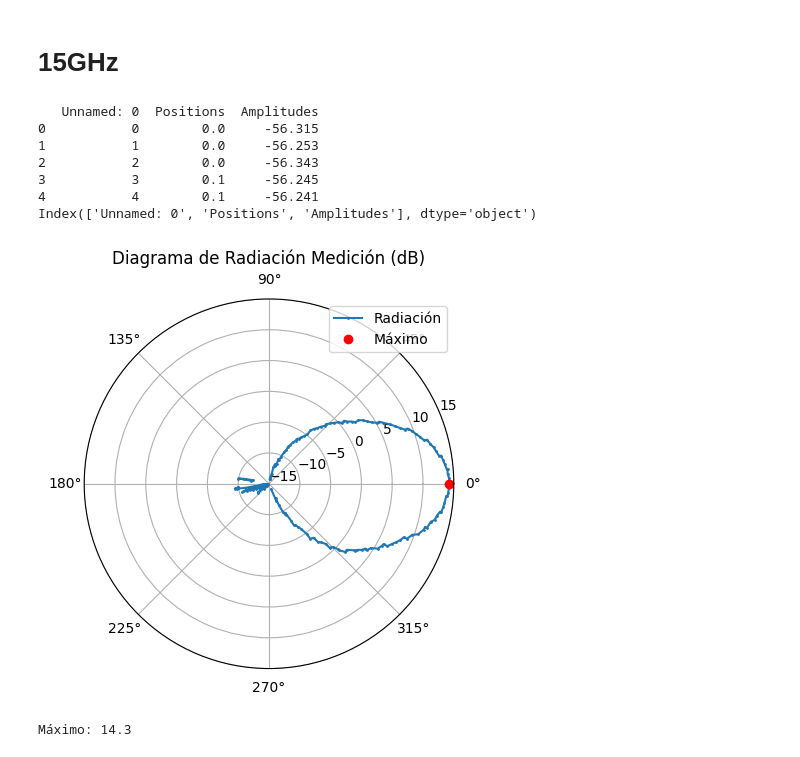
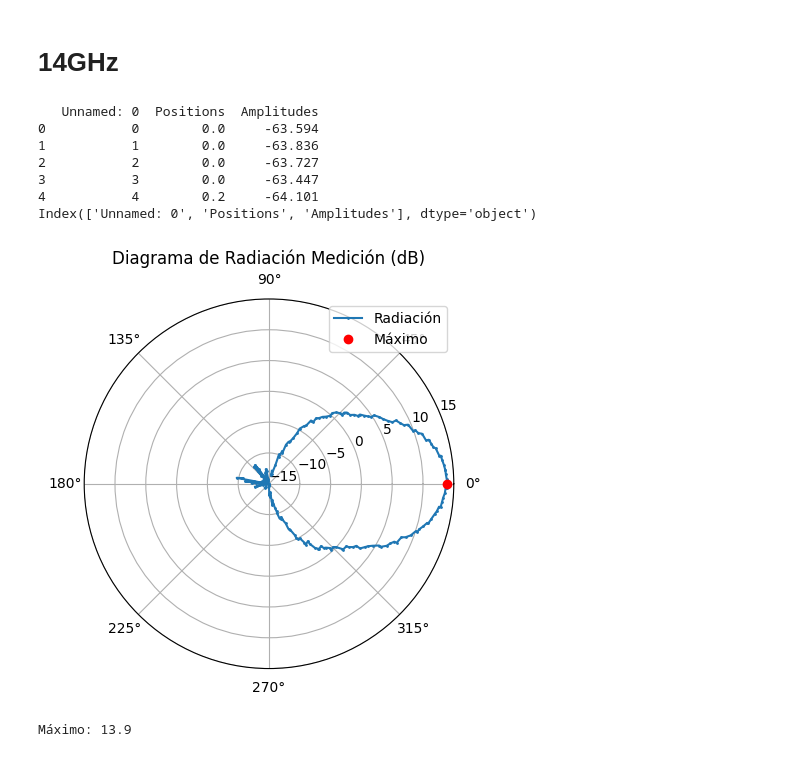
Before and after one commit to NicoNestasio/Antena-Horn, a Jupyter notebook: Antena_14GHz.ipynb, the cells around one changed output. Cells and saved outputs as stored; diff of their text form; code cells hidden in the pictures.

```diff
--- a/Antena_14GHz.ipynb
+++ b/Antena_14GHz.ipynb
@@ -1,14 +1,14 @@
 # %% [markdown]
 <a href="https://colab.research.google.com/github/NicoNestasio/Antena-Horn/blob/main/Antena_14GHz.ipynb" target="_parent"><img src="https://colab.research.google.com/assets/colab-badge.svg" alt="Open In Colab"/></a>
 # %% [markdown]
-# 15GHz
+# 14GHz
 # %%
 
 import numpy as np
 import matplotlib.pyplot as plt
 import pandas as pd
 # Ruta del archivo Excel
-ruta_csv = '/content/16GHz - Pol. Principal - Diagrama de radiación-raw.csv'
+ruta_csv = '/content/14 GHz - Pol. Principal - Diagrama de radiación-raw.csv'
 
 # Importar datos desde Excel a un DataFrame de pandas
 datos = pd.read_csv(ruta_csv)
@@ -18,42 +18,42 @@ datos['Amplitudes'] = datos['Amplitudes'].str.replace('dBm', '').astype(float)
 # Ver los primeros registros para asegurarte de que los datos se importaron correctamente
 print(datos.head())
 print(datos.columns)
 
 # Acceder a los datos de las columnas
 angulos = np.deg2rad(datos['Positions'])
 amplitudes = datos['Amplitudes']
 
 
 # Encontrar el punto máximo
 maximo_idx = np.argmax(amplitudes)
 angulo_max = angulos[maximo_idx]
 amplitud_max = amplitudes[maximo_idx]
-diferencia = 14.3-amplitud_max
+diferencia = 13.9-amplitud_max
 
 # Corrección de datos
 amplitudescor = amplitudes+diferencia
-amplitud_maxcor= 14.3
+amplitud_maxcor= 13.9
 anguloscor = angulos - angulo_max
 # Crear el gráfico
 plt.figure()
 plt.polar(anguloscor, amplitudescor, marker='o', markersize=1, label='Radiación')
 plt.polar(0, amplitud_maxcor, 'ro', label='Máximo')
 plt.title('Diagrama de Radiación Medición (dB)')
 plt.legend()
 plt.ylim(-15, 15)
 plt.yticks(np.arange(-15, 16, 5))
 plt.show()
 print('Máximo:',amplitud_maxcor)
 # %% [output]
    Unnamed: 0  Positions  Amplitudes
-0           0        0.0     -56.315
-1           1        0.0     -56.253
-2           2        0.0     -56.343
-3           3        0.1     -56.245
-4           4        0.1     -56.241
+0           0        0.0     -63.594
+1           1        0.0     -63.836
+2           2        0.0     -63.727
+3           3        0.0     -63.447
+4           4        0.2     -64.101
 Index(['Unnamed: 0', 'Positions', 'Amplitudes'], dtype='object')
-[figure, old version]
+[figure, new version]
-Máximo: 14.3
+Máximo: 13.9
 # %%
 # Gràfico (Simulación)
 import numpy as np
```
Also changed, not shown: parts of 1 cell of this notebook.
